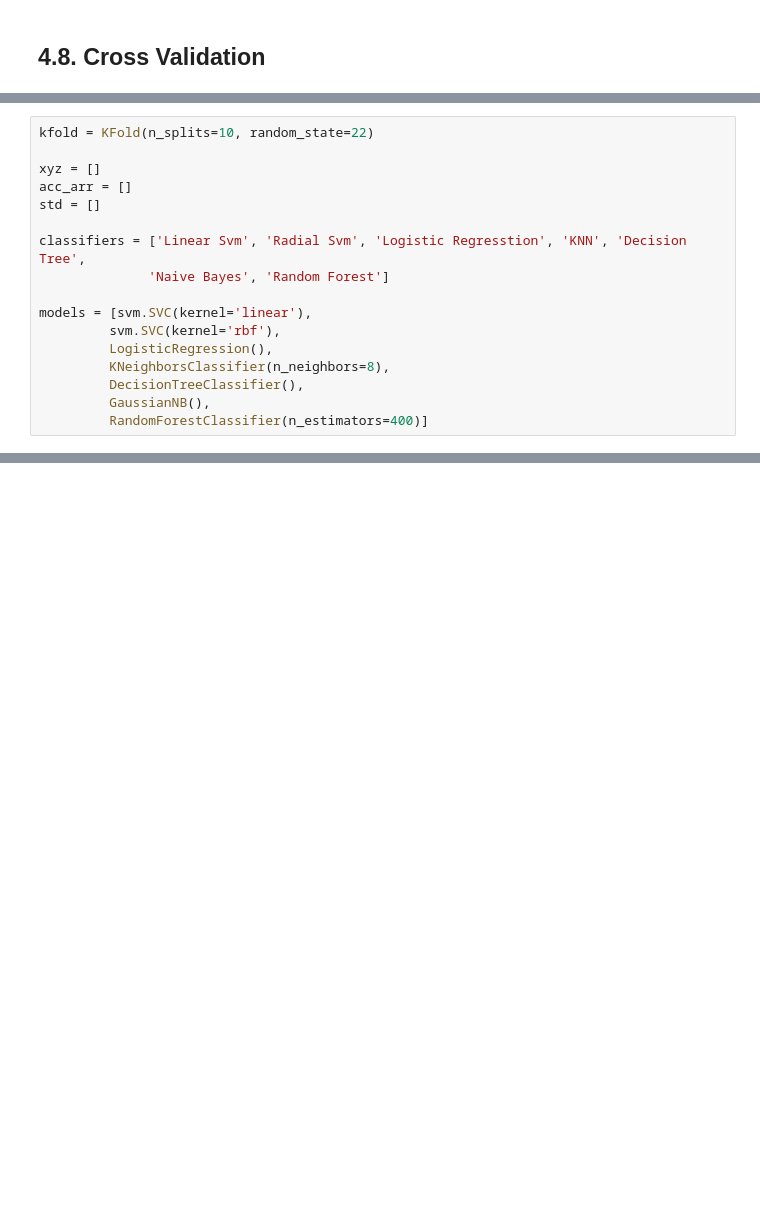
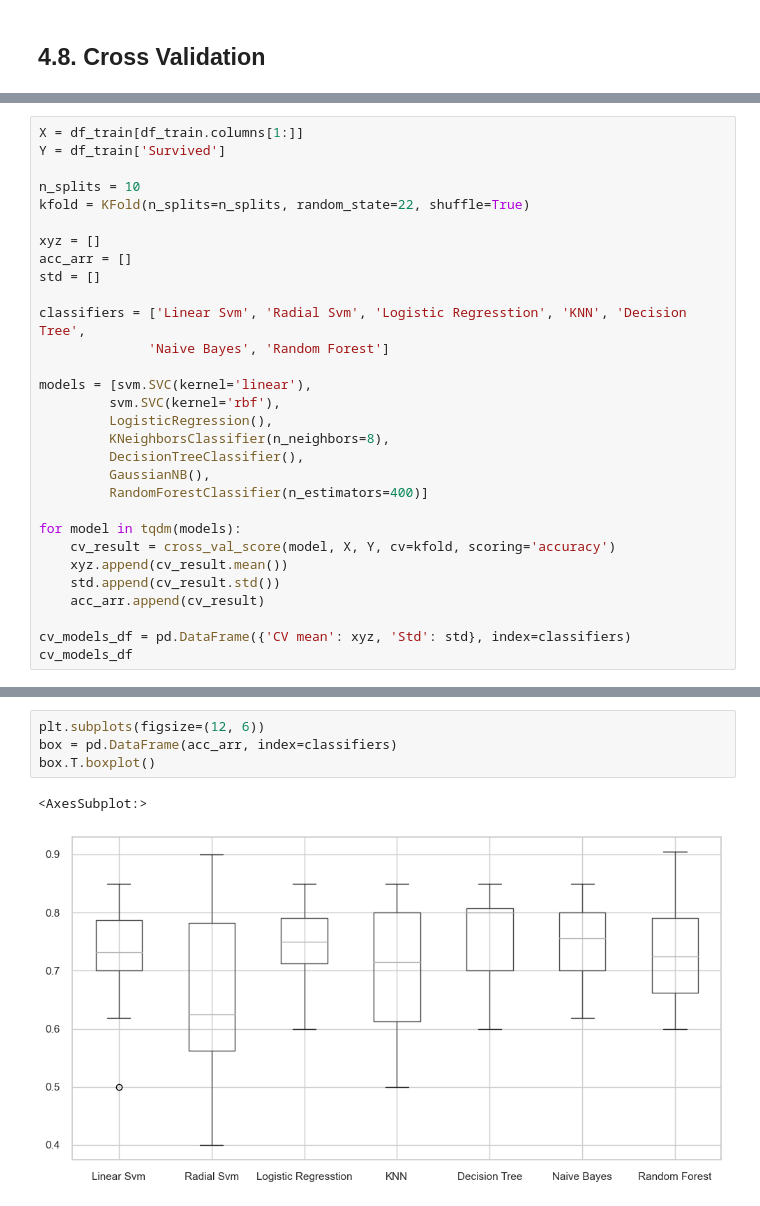
Before and after one commit to wonyeongdeok/kaggle_transcription, a Jupyter notebook: titanic.ipynb, the cells around one changed output, grey strips where cells are left out. Saved outputs shown, nothing was run; the diff lists cells and outputs as text; blank space fills up the shorter version.

```diff
--- a/titanic.ipynb
+++ b/titanic.ipynb
@@ -762,5 +760,9 @@ from sklearn.model_selection import cross_val_predict
 # %%
-kfold = KFold(n_splits=10, random_state=22)
+X = df_train[df_train.columns[1:]]
+Y = df_train['Survived']
+
+n_splits = 10
+kfold = KFold(n_splits=n_splits, random_state=22, shuffle=True)
 
 xyz = []
 acc_arr = []
@@ -776,3 +778,12 @@ models = [svm.SVC(kernel='linear'),
          DecisionTreeClassifier(),
          GaussianNB(),
          RandomForestClassifier(n_estimators=400)]
+
+for model in tqdm(models):
+    cv_result = cross_val_score(model, X, Y, cv=kfold, scoring='accuracy')
+    xyz.append(cv_result.mean())
+    std.append(cv_result.std())
+    acc_arr.append(cv_result)
+
+cv_models_df = pd.DataFrame({'CV mean': xyz, 'Std': std}, index=classifiers)
+cv_models_df
@@ -778,0 +799,7 @@ models = [svm.SVC(kernel='linear'),
+# %%
+plt.subplots(figsize=(12, 6))
+box = pd.DataFrame(acc_arr, index=classifiers)
+box.T.boxplot()
+# %% [output]
+<AxesSubplot:>
+[figure, added]
```
Also changed, not shown: parts of 11 cells of this notebook.
